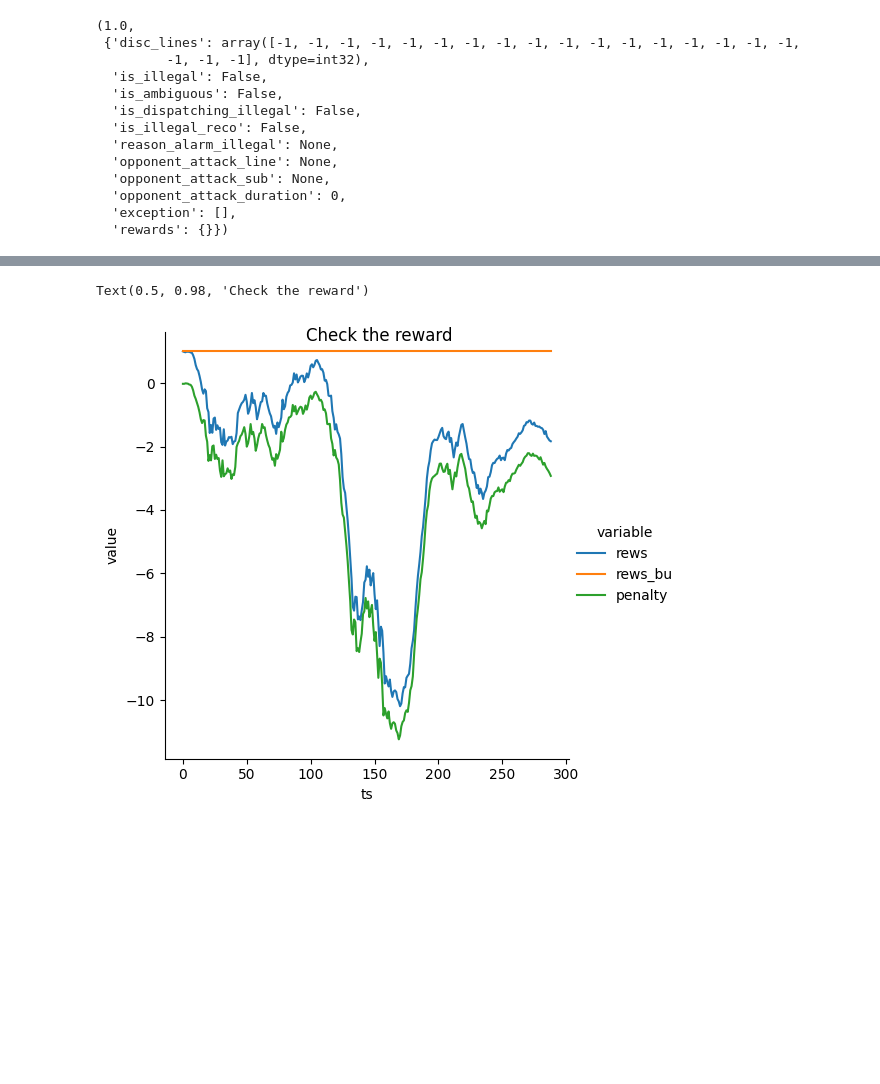
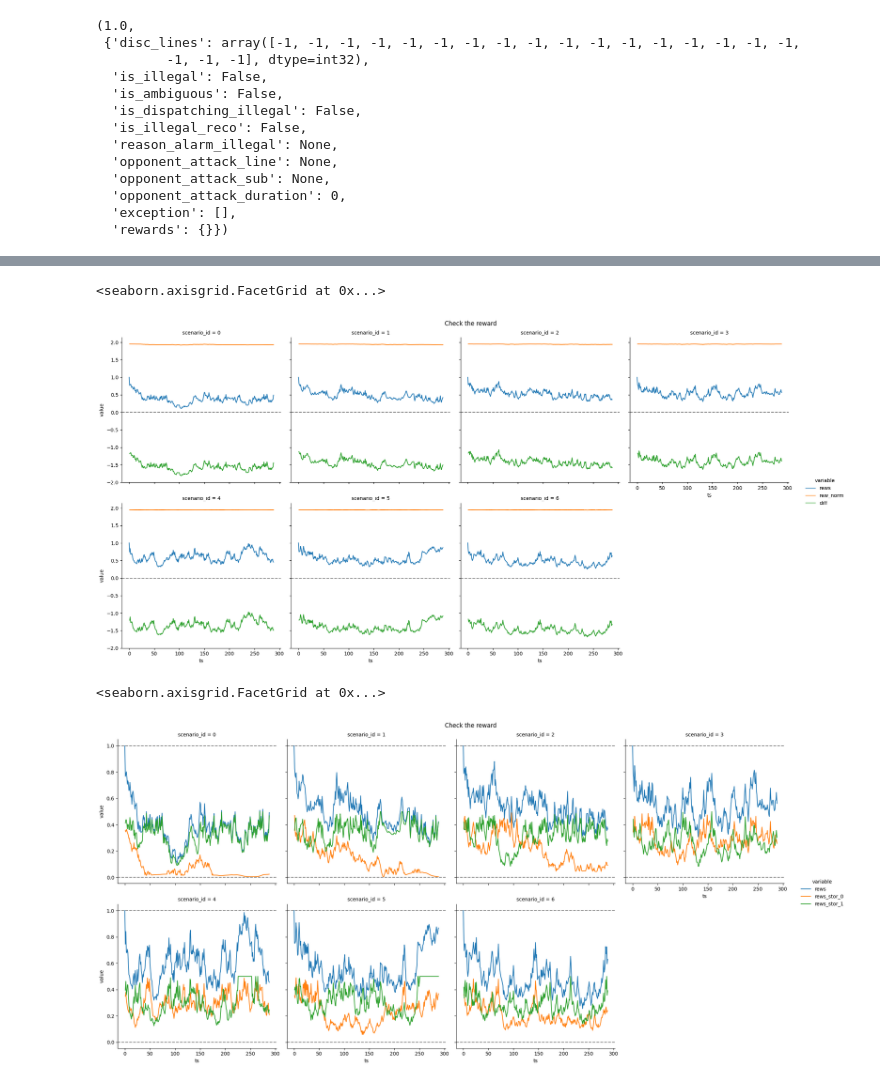
Before and after one commit to gaetanserre/L2RPN-WCCI-Baselines, a Jupyter notebook: RL/study_actions_case14_gymenv.ipynb, the cells around one changed output, grey strips where cells are left out. Saved outputs shown, nothing was run; the diff lists cells and outputs as text; code cells hidden in the pictures; blank space fills up the shorter version.

```diff
--- a/RL/study_actions_case14_gymenv.ipynb
+++ b/RL/study_actions_case14_gymenv.ipynb
@@ -192,7 +242,7 @@ def gym_obs_get_attr(gym_env, gym_obs, attr_name):
 # %%
 # path_agents = "./saved_model/expe_case_14/expe_hp/"
 path_agents = "./saved_model/expe_case_14/expe_to_run/"
-machine_dir = "case14_random_stor_setpoint"
+machine_dir = "case14_random_stor_setpoint_rewn"
 
 root_dir = os.path.abspath(path_agents)
 submission_dir  = os.path.join(root_dir, machine_dir)
@@ -206,10 +256,23 @@ training_iter = 5_000_000
 agent_dir = os.path.join(submission_dir, name)
 weights_dir = os.path.join(agent_dir, f"{name}_{training_iter}_steps.zip")
 
+# weights_dir = "/home/boguslawskieva/L2RPN-WCCI-Baselines/RL/saved_model/expe_case_14/expe_to_run/case14_random_stor_setpoint_rewn_20230309_174723_gymenv_kwargs_0/case14_random_stor_setpoint_rewn_20230309_174723_gymenv_kwargs_0_250000_steps.zip"
+# weights_dir = "/home/boguslawskieva/L2RPN-WCCI-Baselines/RL/saved_model/expe_case_14/expe_to_run/case14_random_stor_setpoint_noenv_20230310_184145_gymenv_kwargs_0/case14_random_stor_setpoint_noenv_20230310_184145_gymenv_kwargs_0.zip"
+# weights_dir = "/home/boguslawskieva/L2RPN-WCCI-Baselines/RL/saved_model/expe_case_14/expe_to_run/case14_random_stor_setpoint_noenv_20230313_175703_gymenv_kwargs_0/case14_random_stor_setpoint_noenv_20230313_175703_gymenv_kwargs_0_3000000_steps.zip"
+# weights_dir = "/home/boguslawskieva/L2RPN-WCCI-Baselines/RL/saved_model/expe_case_14/expe_to_run/case14_random_stor_setpoint_noenv_lr_20230314_102905_learning_rate_1/case14_random_stor_setpoint_noenv_lr_20230314_102905_learning_rate_1_2750000_steps.zip"
+# weights_dir = "/home/boguslawskieva/L2RPN-WCCI-Baselines/RL/saved_model/expe_case_14/expe_to_run/case14_random_stor_setpoint_noenv_lr_20230314_201525_learning_rate_2/case14_random_stor_setpoint_noenv_lr_20230314_201525_learning_rate_2.zip"
+# weights_dir = "/home/boguslawskieva/L2RPN-WCCI-Baselines/RL/saved_model/expe_case_14/expe_to_run/case14_random_stor_setpoint_noenv_lr_20230315_151339_learning_rate_0/case14_random_stor_setpoint_noenv_lr_20230315_151339_learning_rate_0.zip"
+# weights_dir = "/home/boguslawskieva/L2RPN-WCCI-Baselines/RL/saved_model/expe_case_14/expe_to_run/case14_random_stor_setpoint_noenv_rewmwh_20230316_170954_learning_rate_0/case14_random_stor_setpoint_noenv_rewmwh_20230316_170954_learning_rate_0_2500000_steps.zip"
+# weights_dir = "/home/boguslawskieva/L2RPN-WCCI-Baselines/RL/saved_model/expe_case_14/expe_to_run/case14_random_stor_setpoint_noenv_rewmwh_20230316_170954_learning_rate_0/case14_random_stor_setpoint_noenv_rewmwh_20230316_170954_learning_rate_0.zip"
+# weights_dir = "/home/boguslawskieva/L2RPN-WCCI-Baselines/RL/saved_model/expe_case_14/expe_to_run/case14_random_stor_setpoint_noenv_rew_abs_20230316_191801_learning_rate_0/case14_random_stor_setpoint_noenv_rew_abs_20230316_191801_learning_rate_0.zip"
+weights_dir = "/home/boguslawskieva/L2RPN-WCCI-Baselines/RL/saved_model/expe_case_14/expe_to_run/case14_random_stor_setpoint_noenv_rew_sr_20230316_191358_learning_rate_0/case14_random_stor_setpoint_noenv_rew_sr_20230316_191358_learning_rate_0.zip"
+
 agent = get_agent(weights_dir,
                                 env,
                                 0.2,
-                                -1)
+                                -1,
+                                ind=0.5,
+                                gymenv_class=GymEnvWithSetPointNoEnv)
 gym_env = agent.l2rpn_agent.gymenv
 agent
 # %% [output]
@@ -259,10 +334,42 @@ data.head()
-# %%
-df = data_w.copy()
-df["penalty"] = -agent.l2rpn_agent.gymenv.alpha*((df["storage_charge_norm_0"] - df["storage_setpoint_0"])**2 + (df["storage_charge_norm_1"] - df["storage_setpoint_1"])**2)/2
-df = pd.melt(df, id_vars="ts", value_vars=["rews", "rews_bu", "penalty"])
-g = sns.relplot(df, x="ts", y="value", hue="variable", kind="line")
-g.fig.suptitle("Check the reward")
-# %% [output]
-Text(0.5, 0.98, 'Check the reward')
-[figure, removed]
+# %%
+df = data_w.copy()
+df["penalty"] = 20-4*((df["storage_charge_norm_0"] - df["storage_setpoint_0"].shift(1))**2 + (df["storage_charge_norm_1"] - df["storage_setpoint_1"].shift(1))**2)/env.n_storage
+rew_min, rew_max = - 20, 1
+df["rew_norm"] = (1 + df["penalty"] - rew_min)/(rew_max - rew_min)
+df["diff"] = df["rews"] - df["rew_norm"]
+df = pd.melt(df, id_vars=["ts", "scenario_id"], value_vars=["rews", "rew_norm", "diff"]) #, "rews_bu"])
+g = sns.relplot(df, x="ts", y="value", hue="variable", kind="line", col="scenario_id", col_wrap=4)
+g.fig.suptitle("Check the reward")
+g.refline(y=0, ls = "--", color="grey")
+
+# df = data_w.copy()
+# df["penalty"] = -agent.l2rpn_agent.gymenv.alpha*((df["storage_charge_norm_0"] - df["storage_setpoint_0"].shift(1))**2 + (df["storage_charge_norm_1"] - df["storage_setpoint_1"].shift(1))**2)/env.n_storage
+# g = sns.relplot(df, x="ts", y="penalty", kind="line")
+# g.fig.suptitle("Check the reward")
+# %% [output]
+<seaborn.axisgrid.FacetGrid at 0x...>
+[figure, added]
+# %%
+df = data_w.copy()
+df = df.sort_values(["scenario_id", "ts"])
+df["storage_setpoint_prev_0"] = df.groupby(["scenario_id"])["storage_setpoint_0"].shift()
+df["storage_setpoint_prev_1"] = df.groupby(["scenario_id"])["storage_setpoint_1"].shift()
+ind = gym_env.ind
+k = 1/(0.5)**ind
+# df["rews_calc"] = 1 - k * (np.power(np.abs(df["storage_charge_norm_0"] - df["storage_setpoint_prev_0"]), ind) + np.power(np.abs(df["storage_charge_norm_1"] - df["storage_setpoint_prev_1"]), ind))/env.n_storage
+df["rews_stor_0"] = 0.5 - k * np.abs(df["storage_charge_norm_0"] - df["storage_setpoint_prev_0"])**ind/env.n_storage
+df["rews_stor_1"] = 0.5 - k * np.abs(df["storage_charge_norm_1"] - df["storage_setpoint_prev_1"])**ind/env.n_storage
+df = pd.melt(df, id_vars=["ts", "scenario_id"], value_vars=["rews", "rews_stor_0", "rews_stor_1"])
+g = sns.relplot(df, x="ts", y="value", hue="variable", kind="line", col="scenario_id", col_wrap=4)
+g.fig.suptitle("Check the reward")
+g.refline(y=0, ls = "--", color="grey")
+g.refline(y=1, ls = "--", color="grey")
+
+# df = data_w.copy()
+# df["penalty"] = -agent.l2rpn_agent.gymenv.alpha*((df["storage_charge_norm_0"] - df["storage_setpoint_0"].shift(1))**2 + (df["storage_charge_norm_1"] - df["storage_setpoint_1"].shift(1))**2)/env.n_storage
+# g = sns.relplot(df, x="ts", y="penalty", kind="line")
+# g.fig.suptitle("Check the reward")
+# %% [output]
+<seaborn.axisgrid.FacetGrid at 0x...>
+[figure, added]
 # %%
```
Also changed, not shown: parts of 11 cells of this notebook, 6 other files.
